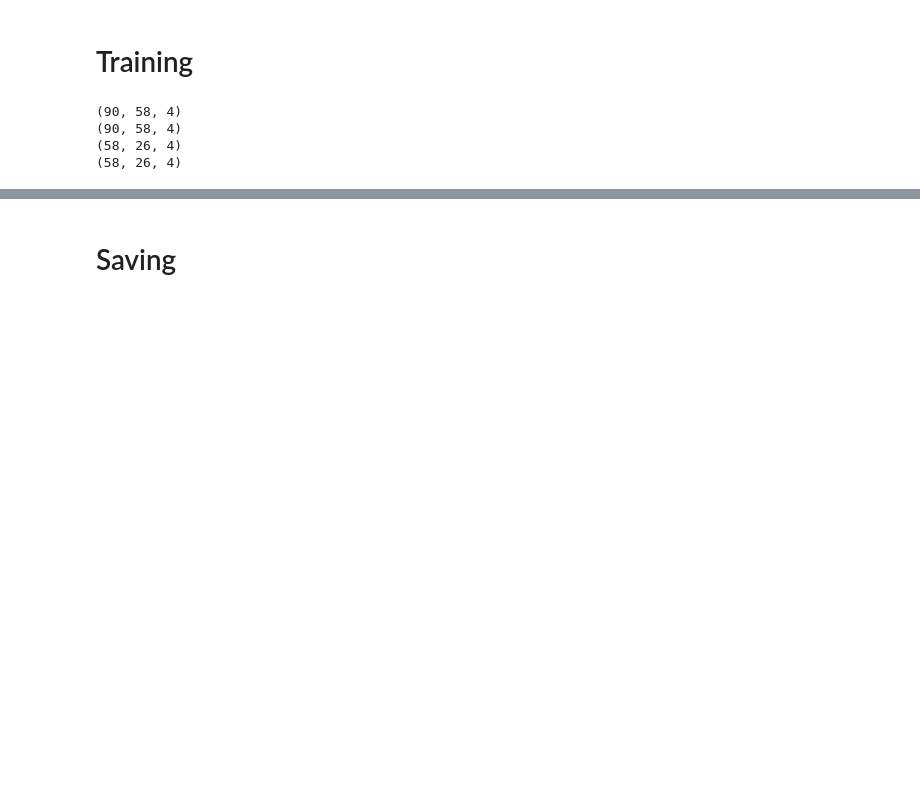
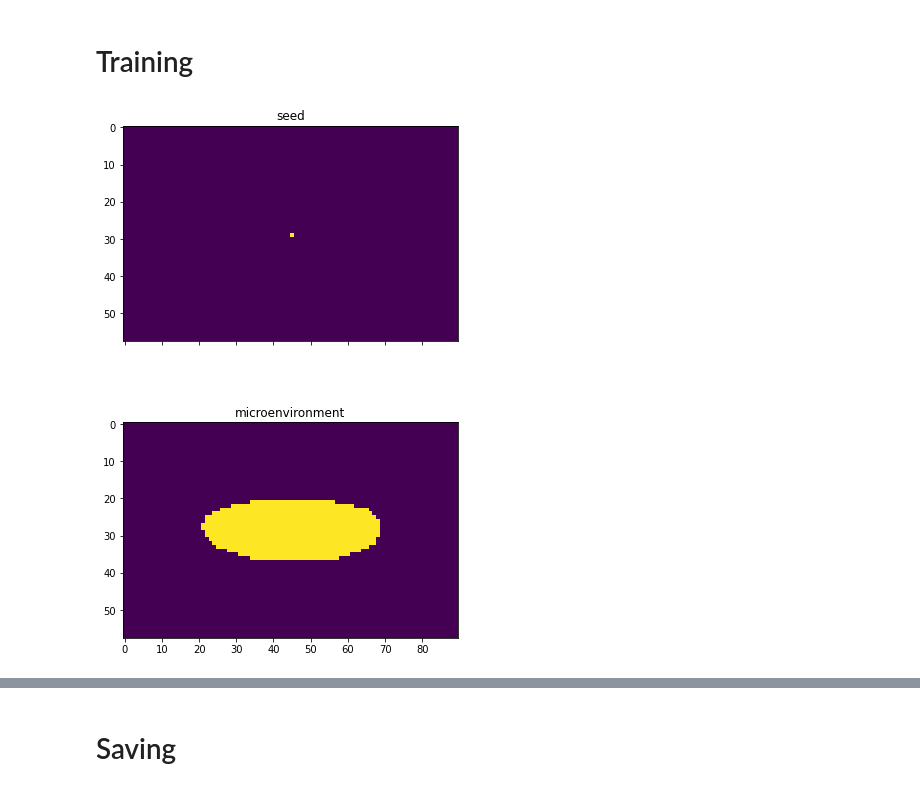
Before and after one commit to Schumacher-group/post--growing-ca, a Jupyter notebook: Growing_Neural_Cellular_Automata_2_0.ipynb, the cells around one changed output, grey strips where cells are left out. Saved outputs shown, nothing was run; the diff lists cells and outputs as text; code cells hidden in the pictures; blank space fills up the shorter version.

```diff
--- a/Growing_Neural_Cellular_Automata_2_0.ipynb
+++ b/Growing_Neural_Cellular_Automata_2_0.ipynb
@@ -968,21 +919,26 @@ def train_final(x, pad_final):
 # %%
 #@title Training Initialization { vertical-output: true}
 
+# padding = adding a frame (additional array entries)
 p = TARGET_PADDING
-pad_intermediate = tf.pad(intermediate_img, [(p, p), (p, p), (0, 0)])
-pad_target = tf.pad(target_img, [(p, p), (p, p), (0, 0)])
+pad_intermediate = np.float32(tf.pad(intermediate_img, [(p, p), (p, p), (0, 0)]))
+pad_target = np.float32(tf.pad(target_img, [(p, p), (p, p), (0, 0)]))
 
 h, w = pad_target.shape[:2]
+orig_h, orig_w = target_img.shape[:2]
 
+delta_h = np.int((h - orig_h) / 2)
+delta_w = np.int((w - orig_w) / 2)
 
 # INTITIAL STATE
 # define one single black pixel seed state
-seed = np.zeros([h, w, CHANNEL_N], np.float32)
-seed[h//2, w//2, 3:] = 1.0
-print(pad_intermediate.shape)
-print(pad_target.shape)
-print(intermediate_img.shape)
-print(target_img.shape)
+seed_prelim = np.zeros([CHANNEL_N, w, h], np.float32)
+seed_prelim[:3, w//2, h//2] = 1.0
+
+# add microenvironment information
+seed_prelim[4, delta_w:(delta_w + orig_w), delta_h:(delta_h + orig_h)] = microenvironment[0]
+
+seed = np.float32(seed_prelim.T)
 # alternatively: ellipse filled with SOX2 positive cells
 
 
@@ -1006,11 +962,21 @@ loss0_final = loss_f(seed, pad_target).numpy()
 pool = SamplePool(x=np.repeat(seed[None, ...], POOL_SIZE, 0))
 
 !mkdir -p train_log && rm -f train_log/*
-# %% [output]
-(90, 58, 4)
-(90, 58, 4)
-(58, 26, 4)
-(58, 26, 4)
+# %%
+#@title Plot seed and its microenvironment
+
+fig_seed, (ax1, ax2) = pl.subplots(ncols=1, nrows=2, figsize=(6, 10),
+                                sharex=True, sharey=True)
+
+ax1.set_title('seed')
+ax1.imshow(seed_prelim[0])
+
+ax2.set_title('microenvironment')
+ax2.imshow(seed_prelim[4])
+
+fig_seed.savefig('seed_microenv.eps', formate='eps')
+# %% [output]
+[figure, added]
 # %%
 #@title Training Loop {vertical-output: true}
 import time # to stop the time training takes
```
Also changed, not shown: parts of 23 cells of this notebook.
